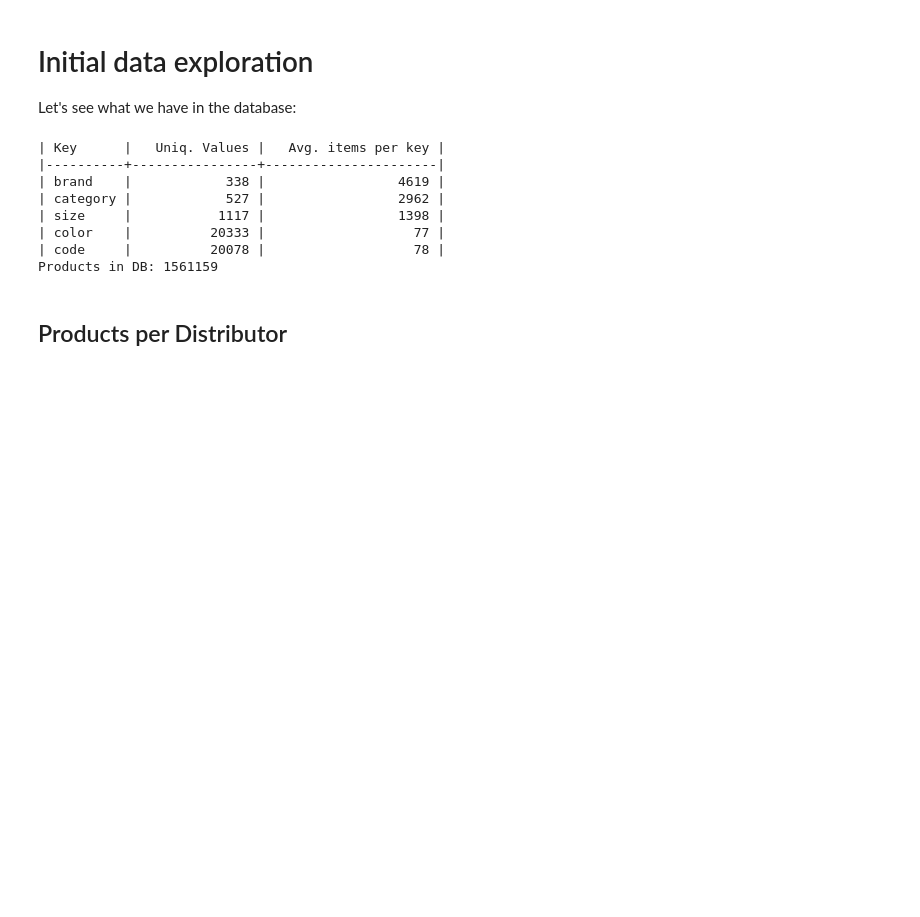
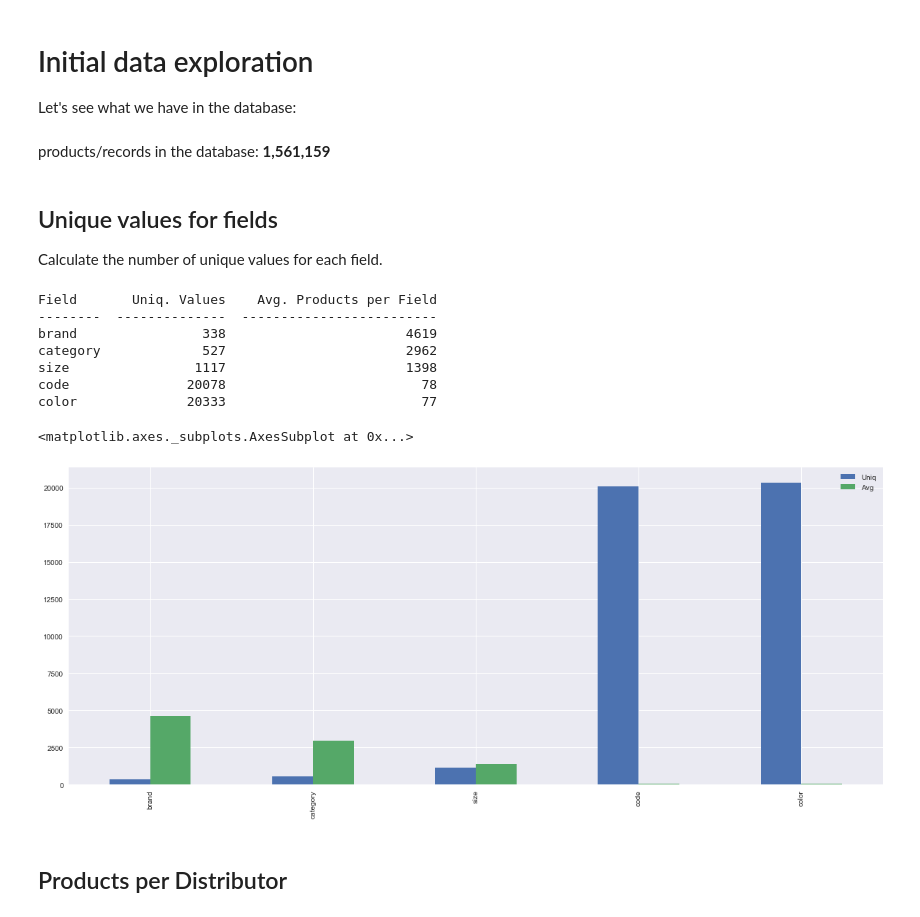
Before and after one commit to istinspring/products-matching, a Jupyter notebook: notebooks/0.1-initial-data-exploration.ipynb, the cells around one changed output. Saved outputs shown, nothing was run; the diff lists cells and outputs as text; code cells hidden in the pictures; blank space fills up the shorter version.

Commit message:
sizes notebook

```diff
--- a/notebooks/0.1-initial-data-exploration.ipynb
+++ b/notebooks/0.1-initial-data-exploration.ipynb
@@ -2,36 +2,54 @@
 # Initial data exploration
 
 Let's see what we have in the database:
+# %%
+# assuming the data was imported into the database named stores
+from pymongo import MongoClient
+import pandas as pd
+from IPython.display import HTML, display
+
+db = MongoClient()['stores']
+
+TOTAL_NUMBER_OF_PRODUCTS = db.data.count()
+
+display(HTML(
+    "products/records in the database: <b>{:,}</b>".format(
+        TOTAL_NUMBER_OF_PRODUCTS)))
+# %% [output]
+products/records in the database: 1,561,159
+# %% [markdown]
+## Unique values for fields
+
+Calculate the number of unique values for each field.
 # %%
 # The number of uniq. values for given key in database
-from pymongo import MongoClient
+%matplotlib inline
 from tabulate import tabulate
+import matplotlib.pyplot as plt
+plt.style.use('seaborn')
+plt.rcParams["figure.figsize"] = (20,8)
 
+fields = ['brand', 'category', 'size', 'code', 'color']
+values_by_key = []
+for field in fields:
+    res = db.data.distinct(field)
+    avg_items = round(TOTAL_NUMBER_OF_PRODUCTS / len(res))
+    values_by_key.append([field, int(len(res)), avg_items])
 
-db = MongoClient()['stores']
-col = db.data
+print(tabulate(values_by_key, headers=['Field', 'Uniq. Values', 'Avg. Products per Field'], tablefmt="simple"))
 
-TOTAL_NUMBER_OF_PRODUCTS = col.count()
-
-db_size = col.count()
-keys = ['brand', 'category', 'size', 'color', 'code']
-uniq_values_by_key = []
-for key in keys:
-    res = col.distinct(key)
-    items_per_key = round(db_size / len(res))
-    uniq_values_by_key.append((key, len(res), items_per_key))
-
-print(tabulate(uniq_values_by_key, headers=['Key', 'Uniq. Values', 'Avg. items per key'], tablefmt="orgtbl"))
-print("Products in DB: {}".format(TOTAL_NUMBER_OF_PRODUCTS))
+df_values_by_key = pd.DataFrame(values_by_key, index=fields, columns=['Field', 'Uniq', 'Avg'])
+df_values_by_key.plot.bar()
 # %% [output]
-| Key      |   Uniq. Values |   Avg. items per key |
-|----------+----------------+----------------------|
-| brand    |            338 |                 4619 |
-| category |            527 |                 2962 |
-| size     |           1117 |                 1398 |
-| color    |          20333 |                   77 |
-| code     |          20078 |                   78 |
-Products in DB: 1561159
+Field       Uniq. Values    Avg. Products per Field
+--------  --------------  -------------------------
+brand                338                       4619
+category             527                       2962
+size                1117                       1398
+code               20078                         78
+color              20333                         77
+<matplotlib.axes._subplots.AxesSubplot at 0x...>
+[figure, added]
 # %% [markdown]
 ## Products per Distributor
 # %%
```
Also changed, not shown: parts of 8 cells of this notebook, 3 other files.
